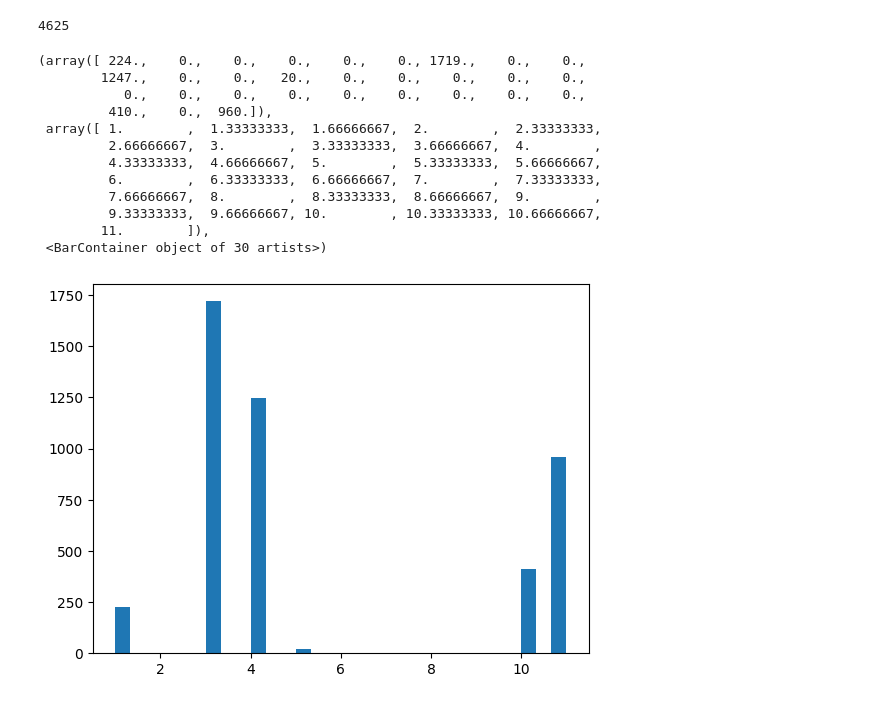
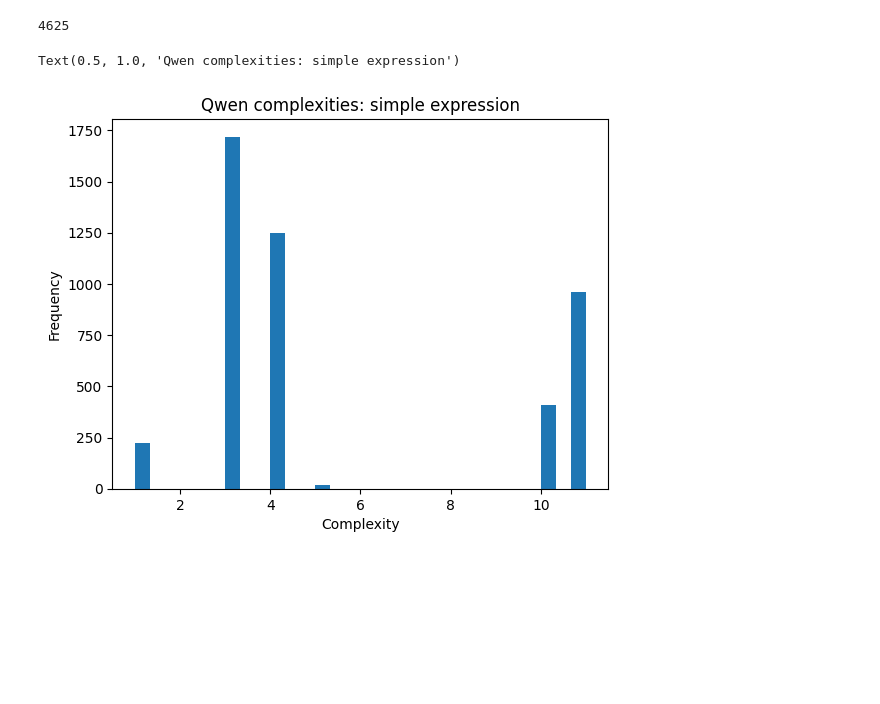
Before and after one commit to elizabethsztan/SR_with_LLM_Complexity, a Jupyter notebook: analysis.ipynb, the cells around one changed output. Cells and saved outputs as stored; diff of their text form; code cells hidden in the pictures; blank space fills up the shorter version.

```diff
--- a/analysis.ipynb
+++ b/analysis.ipynb
@@ -22,19 +22,11 @@ len(standard_complexities)
 import matplotlib.pyplot as plt
 # %%
 plt.hist(llm_complexities, bins = 30)
+plt.xlabel('Complexity')
+plt.ylabel('Frequency')
+plt.title('Qwen complexities: simple expression')
 # %% [output]
-(array([ 224.,    0.,    0.,    0.,    0.,    0., 1719.,    0.,    0.,
-        1247.,    0.,    0.,   20.,    0.,    0.,    0.,    0.,    0.,
-           0.,    0.,    0.,    0.,    0.,    0.,    0.,    0.,    0.,
-         410.,    0.,  960.]),
- array([ 1.        ,  1.33333333,  1.66666667,  2.        ,  2.33333333,
-         2.66666667,  3.        ,  3.33333333,  3.66666667,  4.        ,
-         4.33333333,  4.66666667,  5.        ,  5.33333333,  5.66666667,
-         6.        ,  6.33333333,  6.66666667,  7.        ,  7.33333333,
-         7.66666667,  8.        ,  8.33333333,  8.66666667,  9.        ,
-         9.33333333,  9.66666667, 10.        , 10.33333333, 10.66666667,
-        11.        ]),
- <BarContainer object of 30 artists>)
+Text(0.5, 1.0, 'Qwen complexities: simple expression')
-[figure, old version]
+[figure, new version]
 # %%
 plt.hist(standard_complexities, bins = 30)
```
Also changed, not shown: parts of 3 cells of this notebook.
